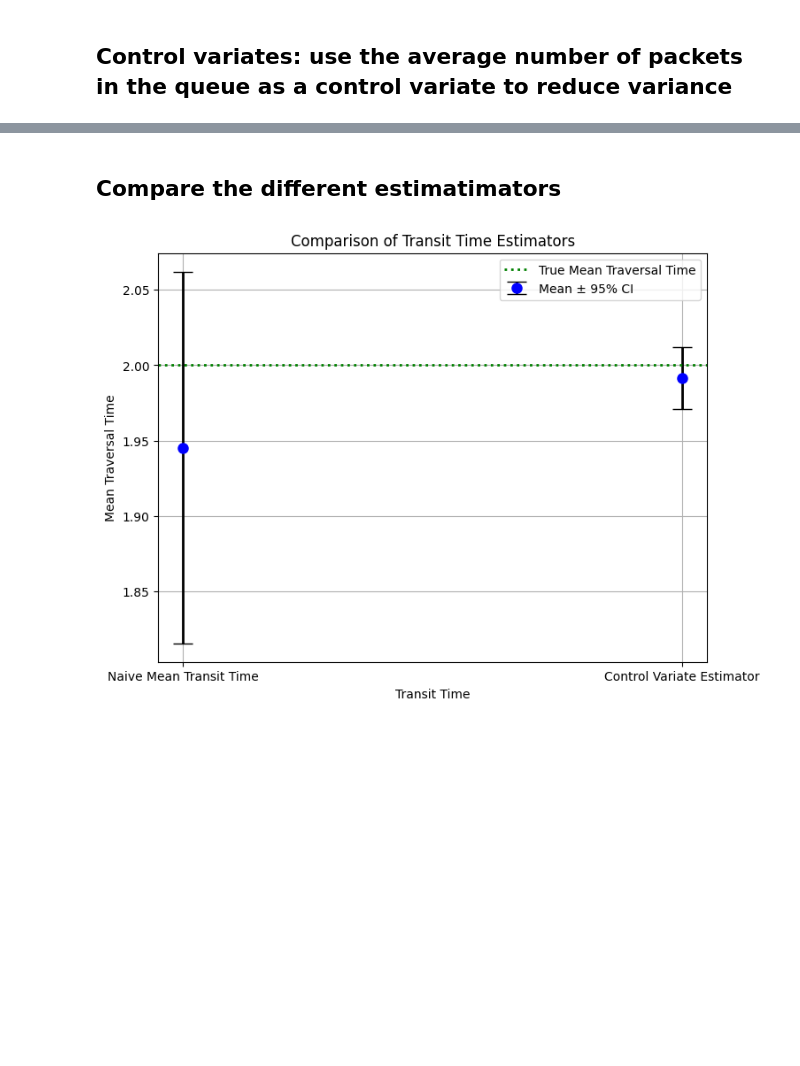
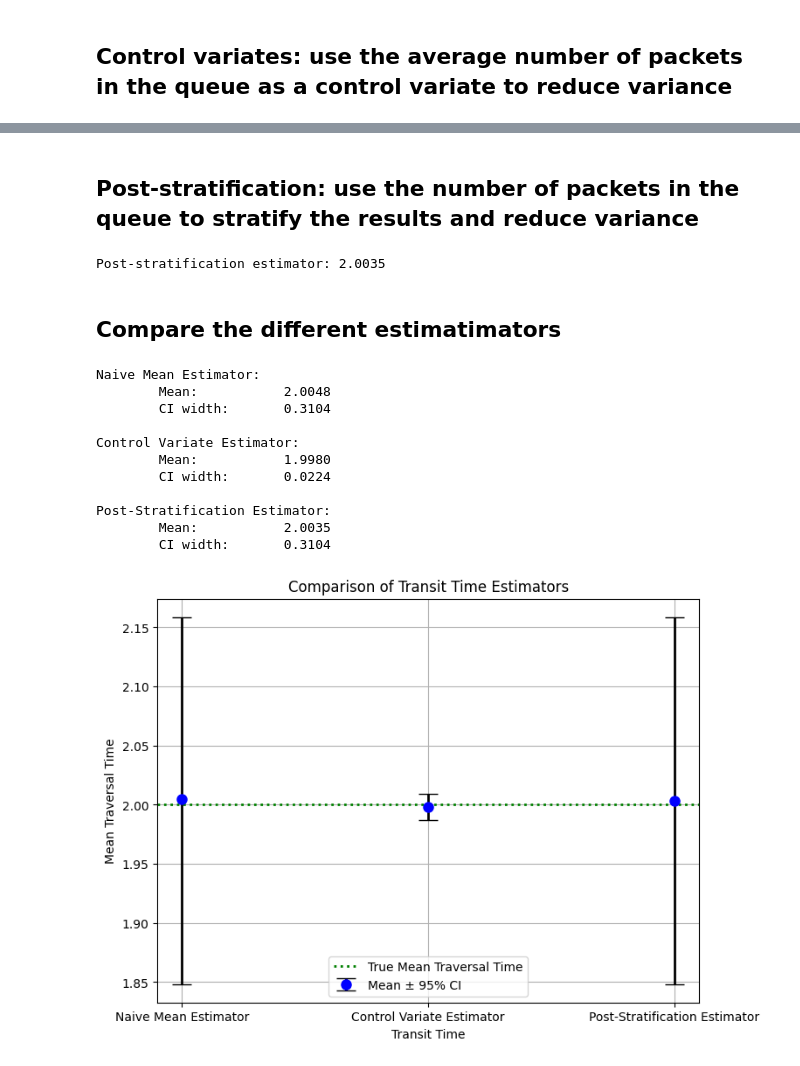
Before and after one commit to DaMole98/SPE-labs, a Jupyter notebook: HW-4/src/simulations.ipynb, the cells around one changed output, grey strips where cells are left out. Drawn from its saved outputs; the diff is of its cells as text; code cells hidden in the pictures; blank space fills up the shorter version.

Commit message:
Post stratification

```diff
--- a/HW-4/src/simulations.ipynb
+++ b/HW-4/src/simulations.ipynb
@@ -566,7 +606,7 @@ DROP_EVENTS = 0
 # %%
 plt.figure(figsize=(12, 6))
 
-transit_times_for_rep = get_transit_times(sim_results, drop_num=DROP_EVENTS)
+transit_times_for_rep = get_piq_at_arrival(sim_results, drop_num=DROP_EVENTS)
 
 for rep in transit_times_for_rep:
     avg_transit_time_over_time = np.cumsum(rep) / np.arange(1, len(rep) + 1)
@@ -603,7 +643,7 @@ naive_results = {
     "mean": np.mean(all_transit_times),
     "values": mean_tt_for_rep,
     "cis": (mean_ci_low, mean_ci_high),
-    "label": "Naive Mean Transit Time",
+    "label": "Naive Mean Estimator",
 }
 
 plt.figure(figsize=(10, 6))
@@ -691 +731,5 @@ Average packets in queue: 1.2761
 Theoretical average packets in queue: 1.3333
+# %% [markdown]
+## Post-stratification: use the number of packets in the queue to stratify the results and reduce variance
+# %%
+piq_at_arrival_for_rep = get_piq_at_arrival(sim_results, drop_num=DROP_EVENTS)
@@ -692,9 +768,29 @@ Theoretical average packets in queue: 1.3333
+# %%
+# Compute post-stratification estimator
+
+ps_tt_for_rep = np.zeros(len(piq_at_arrival_for_rep))
+
+for i, (stratum, occurrences, mean_tt_stratum) in enumerate(strata_for_rep):
+    proportions = occurrences / piq_at_arrival_for_rep[i].size
+
+    ps_tt_for_rep[i] = np.sum(proportions * mean_tt_stratum)
+
+print(f"Post-stratification estimator: {ps_tt_for_rep.mean():.4f}")
+
+ps_results = {
+    "mean": np.mean(ps_tt_for_rep),
+    "values": ps_tt_for_rep,
+    "cis": compute_mean_ci(ps_tt_for_rep),
+    "label": "Post-Stratification Estimator",
+}
+# %% [output]
+Post-stratification estimator: 2.0035
 # %% [markdown]
 ## Compare the different estimatimators
 # %%
 plt.figure(figsize=(8, 6))
 
-estimators = [naive_results, cv_results]
+estimators = [naive_results, cv_results, ps_results]
 
 
 plt.errorbar(
@@ -707,31 +803,45 @@ plt.errorbar(
         ]
     ).T,
     fmt="o",
     capsize=8,
     elinewidth=2,
     markersize=8,
     color="blue",
     ecolor="black",
     label="Mean ± 95% CI",
 )
 plt.xticks(ticks=range(len(estimators)), labels=[est["label"] for est in estimators])
 
+for est in estimators:
+    print(
+        f"{est['label']}:\n\tMean:\t\t{est['mean']:.4f}\n\tCI width:\t{est['cis'][1] - est['cis'][0]:.4f}\n")
 
 plt.axhline(
     1 / (mu - lambda_),
     color="green",
     linestyle=":",
     linewidth=2,
     label="True Mean Traversal Time",
 )
 
 
 plt.xlabel("Transit Time")
 plt.ylabel("Mean Traversal Time")
 plt.title("Comparison of Transit Time Estimators")
 plt.grid()
 plt.legend()
 plt.show()
 # Print the results
 # %% [output]
+Naive Mean Estimator:
+        Mean:           2.0048
+        CI width:       0.3104
+
+Control Variate Estimator:
+        Mean:           1.9980
+        CI width:       0.0224
+
+Post-Stratification Estimator:
+        Mean:           2.0035
+        CI width:       0.3104
-[figure, old version]
+[figure, new version]
```
Also changed, not shown: parts of 6 cells of this notebook.
